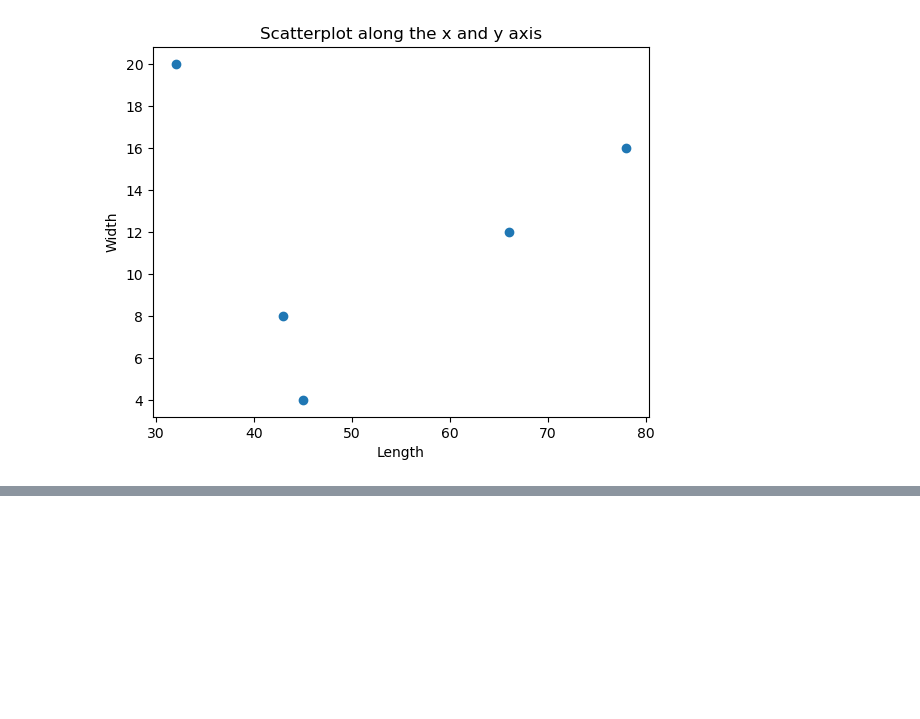
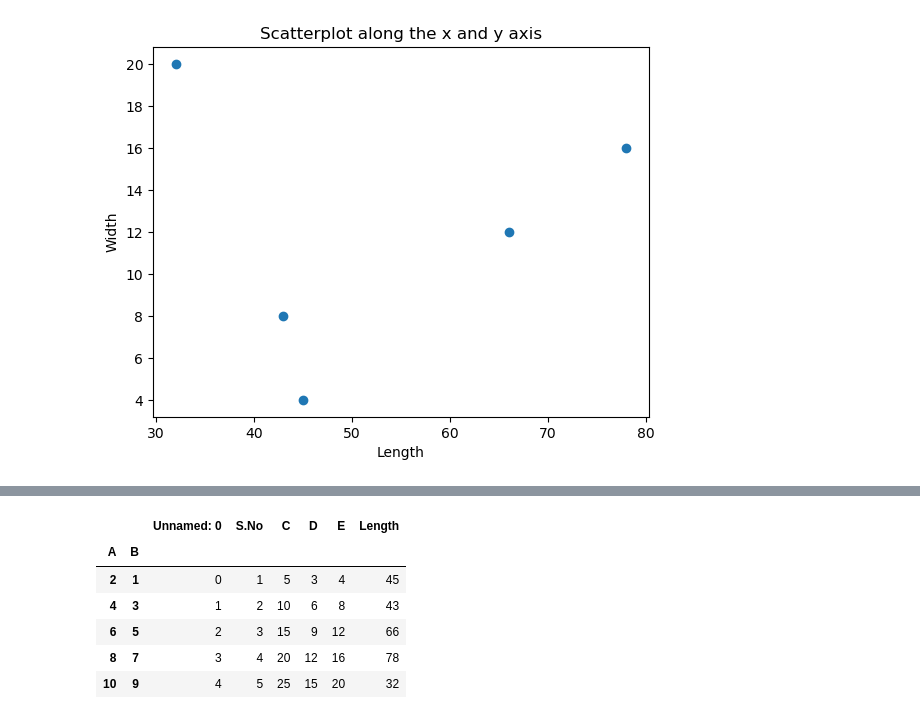
Before and after one commit to aaditya-pdgupta/Python_Course, a Jupyter notebook: Value_counts.ipynb, the cells around one changed output, grey strips where cells are left out. Saved outputs shown, nothing was run; the diff lists cells and outputs as text; code cells hidden in the pictures; blank space fills up the shorter version.

```diff
--- a/Value_counts.ipynb
+++ b/Value_counts.ipynb
@@ -71,0 +88,11 @@ Text(0, 0.5, 'Width')
+# %%
+grp = df.groupby(["A", "B"])
+grp.aggregate(np.sum)
+# %% [output]
+|  |  | Unnamed: 0 | S.No | C | D | E | Length |
+| A | B |  |  |  |  |  |  |
+| 2 | 1 | 0 | 1 | 5 | 3 | 4 | 45 |
+| 4 | 3 | 1 | 2 | 10 | 6 | 8 | 43 |
+| 6 | 5 | 2 | 3 | 15 | 9 | 12 | 66 |
+| 8 | 7 | 3 | 4 | 20 | 12 | 16 | 78 |
+| 10 | 9 | 4 | 5 | 25 | 15 | 20 | 32 |
```
Also changed, not shown: parts of 4 cells of this notebook.
